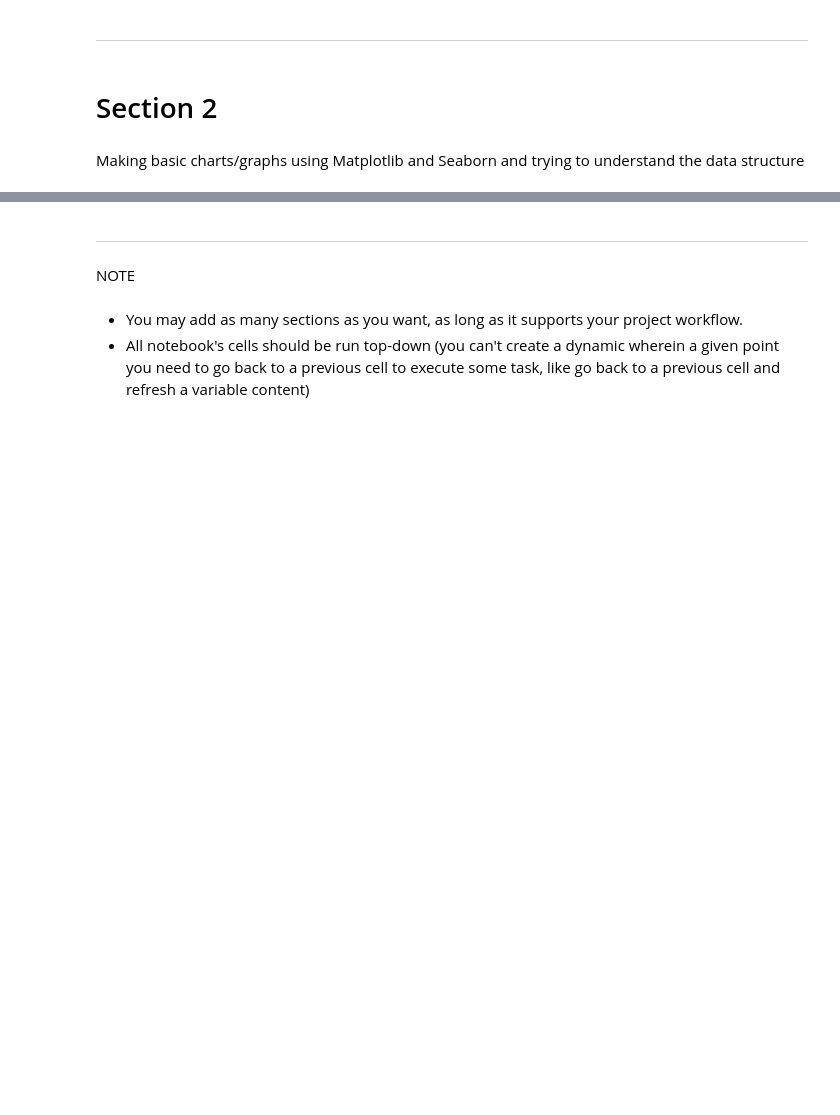
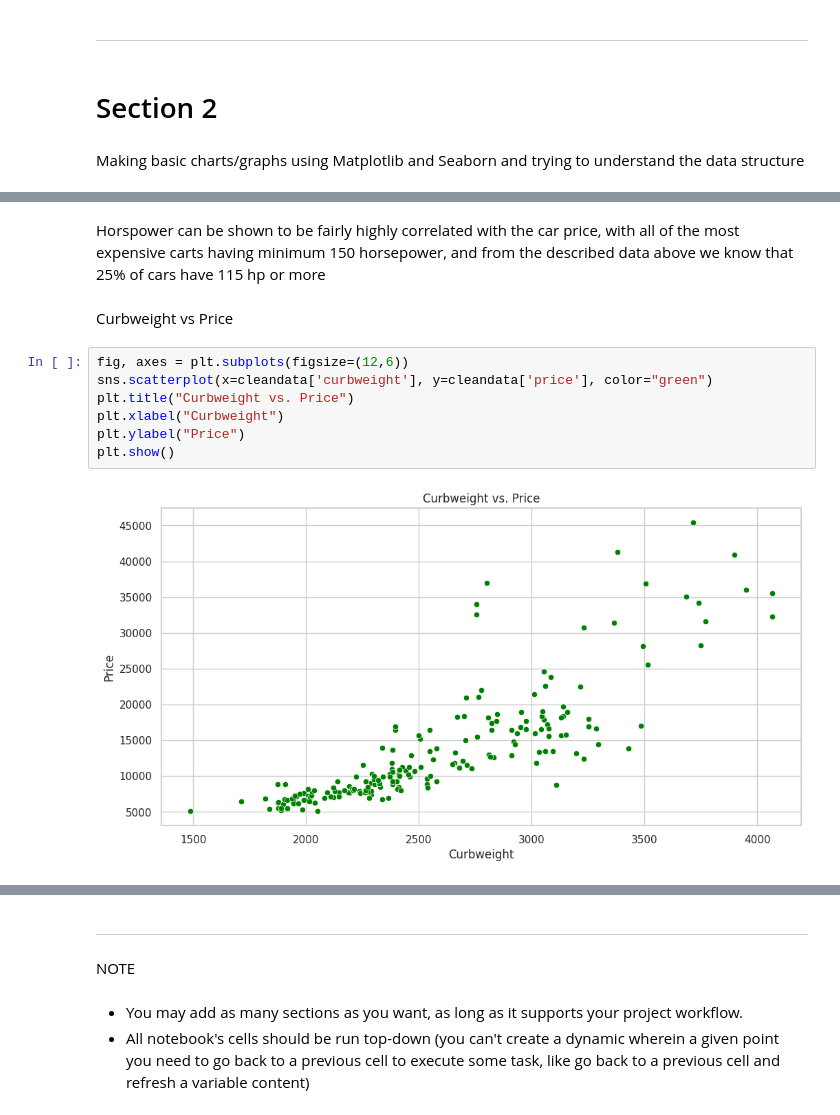
Before and after one commit to conormcdevitt/Hackathon1, a Jupyter notebook: jupyter_notebooks/Notebook_Template.ipynb, the cells around one changed output, grey strips where cells are left out. Cells and saved outputs as stored; diff of their text form; blank space fills up the shorter version.

```diff
--- a/jupyter_notebooks/Notebook_Template.ipynb
+++ b/jupyter_notebooks/Notebook_Template.ipynb
@@ -349,0 +392,13 @@ Making basic charts/graphs using Matplotlib and Seaborn and trying to understand
+# %% [markdown]
+Horspower can be shown to be fairly highly correlated with the car price, with all of the most expensive carts having minimum 150 horsepower, and from the described data above we know that 25% of cars have 115 hp or more
+# %% [markdown]
+Curbweight vs Price
+# %%
+fig, axes = plt.subplots(figsize=(12,6))
+sns.scatterplot(x=cleandata['curbweight'], y=cleandata['price'], color="green")
+plt.title("Curbweight vs. Price")
+plt.xlabel("Curbweight")
+plt.ylabel("Price")
+plt.show()
+# %% [output]
+[figure, added]
```
Also changed, not shown: parts of 26 cells of this notebook, 1 other file.
